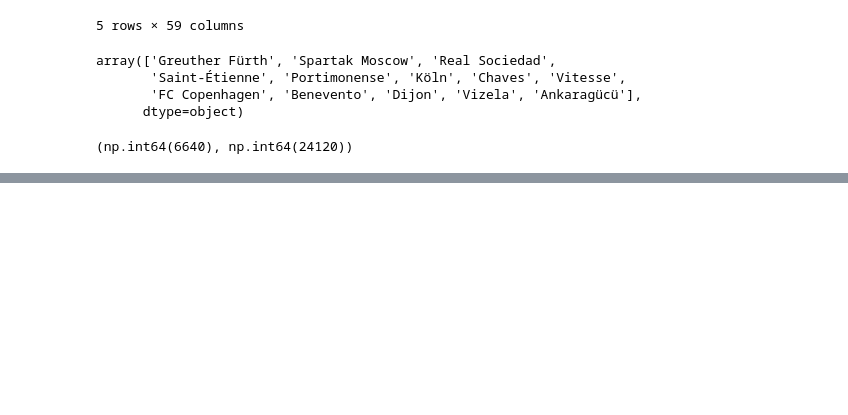
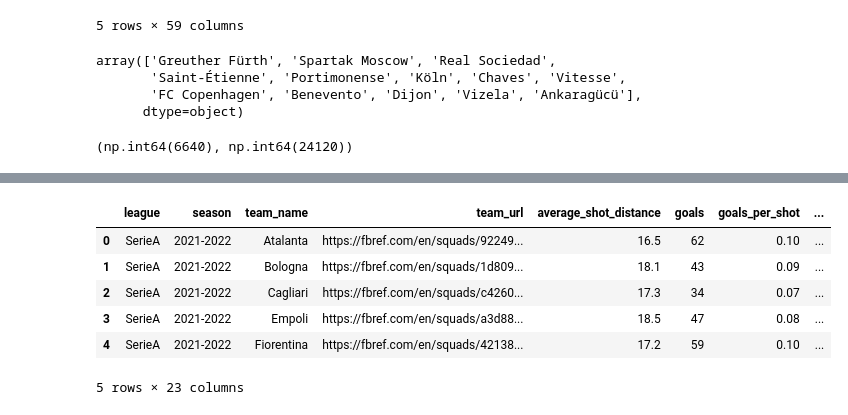
Before and after one commit to kairos-bets/inter-season-pricing, a Jupyter notebook: notebooks/elo_delta_feature_calculation.ipynb, the cells around one changed output, grey strips where cells are left out. Drawn from its saved outputs; the diff is of its cells as text; code cells hidden in the pictures; blank space fills up the shorter version.

```diff
--- a/notebooks/elo_delta_feature_calculation.ipynb
+++ b/notebooks/elo_delta_feature_calculation.ipynb
@@ -63,0 +168,10 @@ df["delta_elo_post_transfer"].notna().sum(), df["is_post_transfer"].sum()
+# %%
+shooting_df.head()
+# %% [output]
+|  | league | season | team_name | team_url | average_shot_distance | goals | goals_per_shot | ... |
+| 0 | SerieA | 2021-2022 | Atalanta | https://fbref.com/en/squads/92249... | 16.5 | 62 | 0.10 | ... |
+| 1 | SerieA | 2021-2022 | Bologna | https://fbref.com/en/squads/1d809... | 18.1 | 43 | 0.09 | ... |
+| 2 | SerieA | 2021-2022 | Cagliari | https://fbref.com/en/squads/c4260... | 17.3 | 34 | 0.07 | ... |
+| 3 | SerieA | 2021-2022 | Empoli | https://fbref.com/en/squads/a3d88... | 18.5 | 47 | 0.08 | ... |
+| 4 | SerieA | 2021-2022 | Fiorentina | https://fbref.com/en/squads/42138... | 17.2 | 59 | 0.10 | ... |
+5 rows × 23 columns
```
Also changed, not shown: parts of 7 cells of this notebook.
